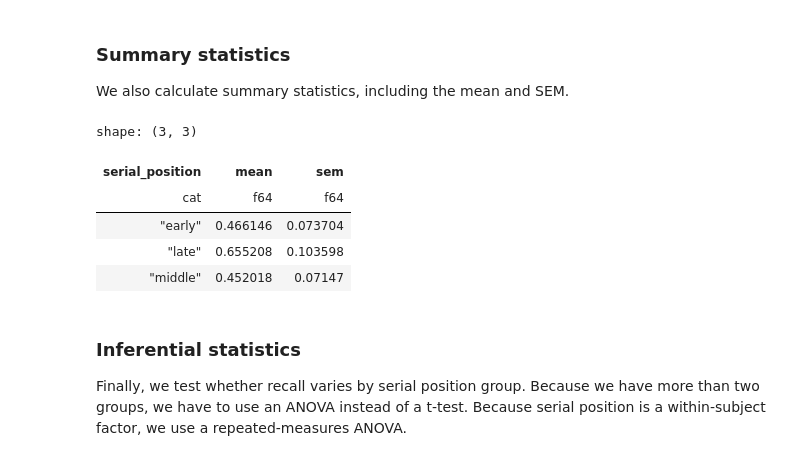
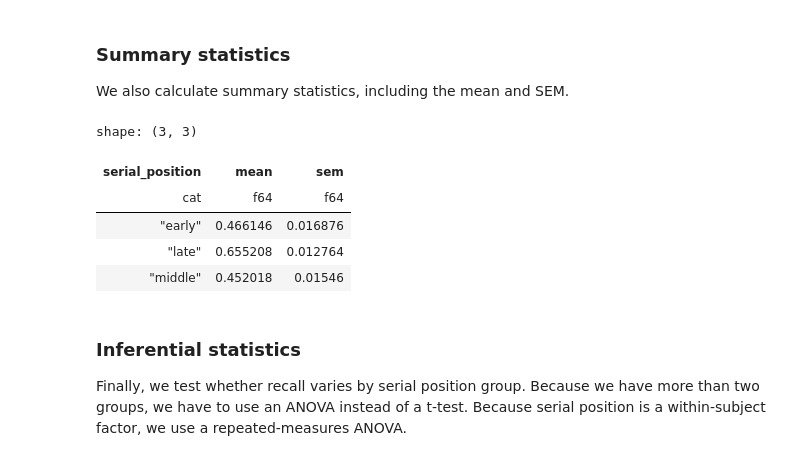
Before and after one commit to mortonne/datascipsych, a Jupyter notebook: assignments/assignment12/reporting.ipynb, the cells around one changed output. Saved outputs shown, nothing was run; the diff lists cells and outputs as text; code cells hidden in the pictures.

```diff
--- a/assignments/assignment12/reporting.ipynb
+++ b/assignments/assignment12/reporting.ipynb
@@ -173,18 +174,18 @@ We also calculate summary statistics, including the mean and SEM.
 # %%
 (
     recency.group_by("serial_position")
     .agg(
         mean=pl.col("recall").mean(),
-        sem=pl.col("recall").mean() / pl.col("recall").len().sqrt(),
+        sem=pl.col("recall").std() / pl.col("recall").len().sqrt(),
     )
 )
 # %% [output]
 shape: (3, 3)
 | serial_position | mean | sem |
 | cat | f64 | f64 |
-| "early" | 0.466146 | 0.073704 |
-| "late" | 0.655208 | 0.103598 |
-| "middle" | 0.452018 | 0.07147 |
+| "early" | 0.466146 | 0.016876 |
+| "late" | 0.655208 | 0.012764 |
+| "middle" | 0.452018 | 0.01546 |
 # %% [markdown]
 ### Inferential statistics
 
```
Also changed, not shown: parts of 2 cells of this notebook.
